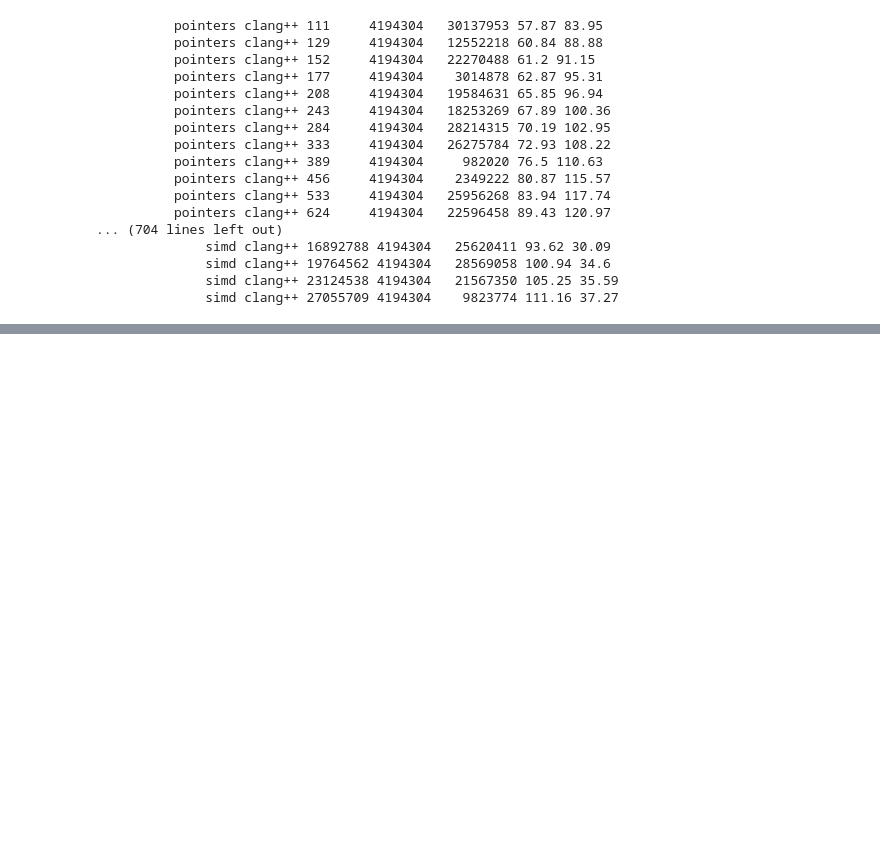
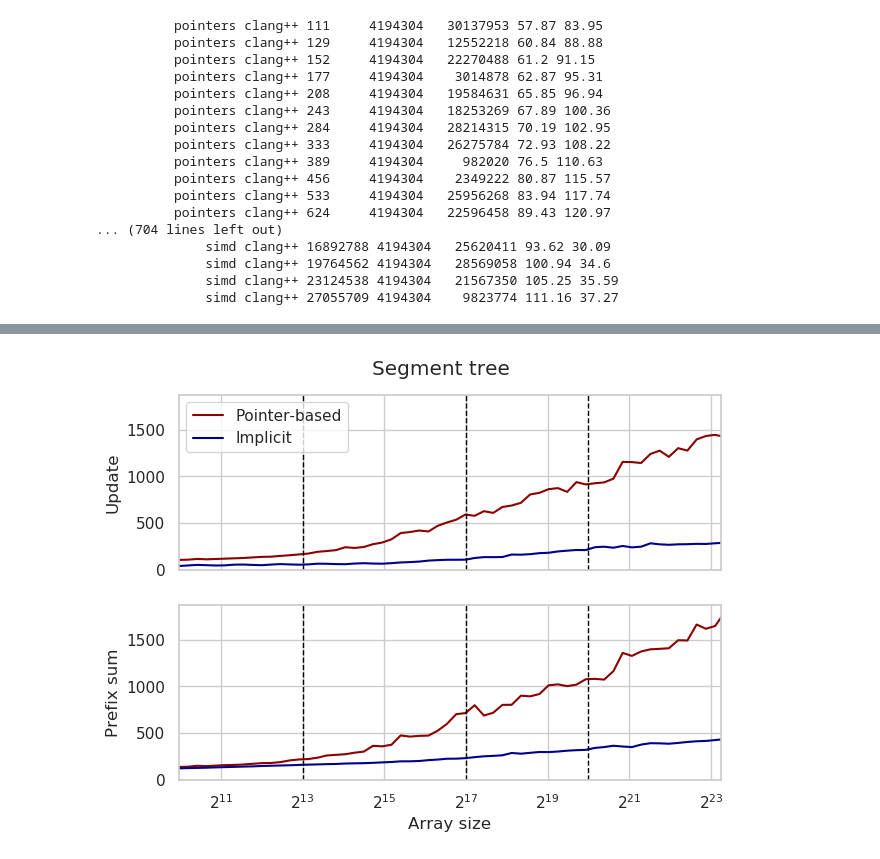
Before and after one commit to sslotin/amh-code, a Jupyter notebook: segtree/plot.ipynb, the cells around one changed output, grey strips where cells are left out. Drawn from its saved outputs; the diff is of its cells as text; code cells hidden in the pictures; blank space fills up the shorter version.

```diff
--- a/segtree/plot.ipynb
+++ b/segtree/plot.ipynb
@@ -121,0 +141,7 @@ def plot(title=None, ylabel=None, path=None, ch=None, legend=True, ylim=None):
+# %%
+plot('segtree-topdown.svg', 'Segment tree', [
+    ('pointers', 'darkred', 'Pointer-based'),
+    ('topdown-recursive', 'darkblue', 'Implicit'),
+])
+# %% [output]
+[figure, added]
```
Also changed, not shown: parts of 16 cells of this notebook, 1 other file.
